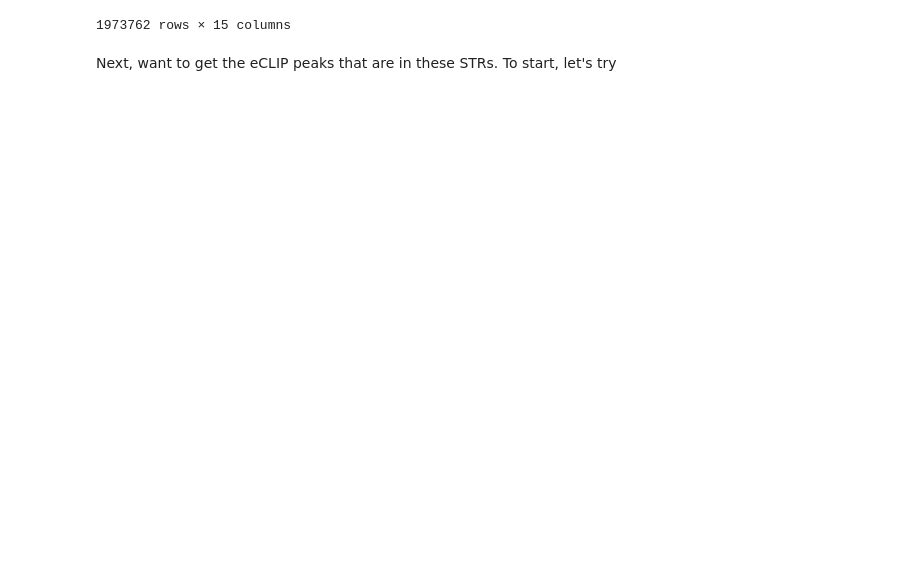
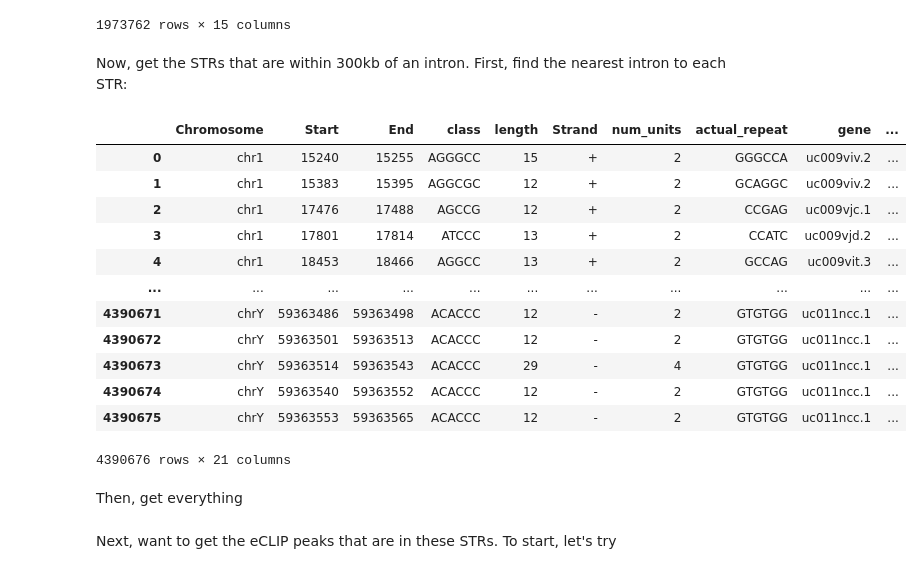
Before and after one commit to galambosd/burge_rotation, a Jupyter notebook: str_near_splice.ipynb, the cells around one changed output. Saved outputs shown, nothing was run; the diff lists cells and outputs as text; code cells hidden in the pictures; blank space fills up the shorter version.

```diff
--- a/str_near_splice.ipynb
+++ b/str_near_splice.ipynb
@@ -14,7 +18,9 @@ col_names = ["Chromosome", "Start", "End", "class",
             "actual_repeat", "gene", "gene_start",
             "gene_stop", "gene_strand", "annotation",
             "promoter", "dist_to_tss"]
-str_df = pd.read_csv("data/msdb_data.tsv", sep = '\t', names = col_names, index_col = False, na_values = "")
+dtype_dict = {"Chromosome": np.str, "Start":np.int, "End":np.int, "length": np.int,
+             "Strand": np.str} #, "gene_start": np.int, "gene_stop": np.int, "dist_to_tss": np.int}
+str_df = pd.read_csv("data/msdb_data.tsv", sep = '\t', dtype = dtype_dict, names = col_names, index_col = False, na_values = "")
 str_df.head()
 # %% [output]
 |  | Chromosome | Start | End | class | length | Strand | num_units | actual_repeat | gene | ... |
@@ -93,5 +144,26 @@ str_intron_intersect_nodup
 | 1973760 | chrY | 59357345 | 59357357 | AGGCGC | 12 | - | 2 | GCCTGC | uc022cpg.1 | ... |
 | 1973761 | chrY | 59357485 | 59357500 | AGGGCC | 15 | - | 2 | CCCTGG | uc022cpg.1 | ... |
 1973762 rows × 15 columns
+# %% [markdown]
+Now, get the STRs that are within 300kb of an intron. First, find the nearest intron to each STR:
+# %%
+nearest_intron_pr = str_pr.nearest(intron_pr)
+nearest_intron_pr
+# %% [output]
+|  | Chromosome | Start | End | class | length | Strand | num_units | actual_repeat | gene | ... |
+| 0 | chr1 | 15240 | 15255 | AGGGCC | 15 | + | 2 | GGGCCA | uc009viv.2 | ... |
+| 1 | chr1 | 15383 | 15395 | AGGCGC | 12 | + | 2 | GCAGGC | uc009viv.2 | ... |
+| 2 | chr1 | 17476 | 17488 | AGCCG | 12 | + | 2 | CCGAG | uc009vjc.1 | ... |
+| 3 | chr1 | 17801 | 17814 | ATCCC | 13 | + | 2 | CCATC | uc009vjd.2 | ... |
+| 4 | chr1 | 18453 | 18466 | AGGCC | 13 | + | 2 | GCCAG | uc009vit.3 | ... |
+| ... | ... | ... | ... | ... | ... | ... | ... | ... | ... | ... |
+| 4390671 | chrY | 59363486 | 59363498 | ACACCC | 12 | - | 2 | GTGTGG | uc011ncc.1 | ... |
+| 4390672 | chrY | 59363501 | 59363513 | ACACCC | 12 | - | 2 | GTGTGG | uc011ncc.1 | ... |
+| 4390673 | chrY | 59363514 | 59363543 | ACACCC | 29 | - | 4 | GTGTGG | uc011ncc.1 | ... |
+| 4390674 | chrY | 59363540 | 59363552 | ACACCC | 12 | - | 2 | GTGTGG | uc011ncc.1 | ... |
+| 4390675 | chrY | 59363553 | 59363565 | ACACCC | 12 | - | 2 | GTGTGG | uc011ncc.1 | ... |
+4390676 rows × 21 columns
+# %% [markdown]
+Then, get everything
 # %% [markdown]
 Next, want to get the eCLIP peaks that are in these STRs. To start, let's try
```
Also changed, not shown: parts of 7 cells of this notebook.
